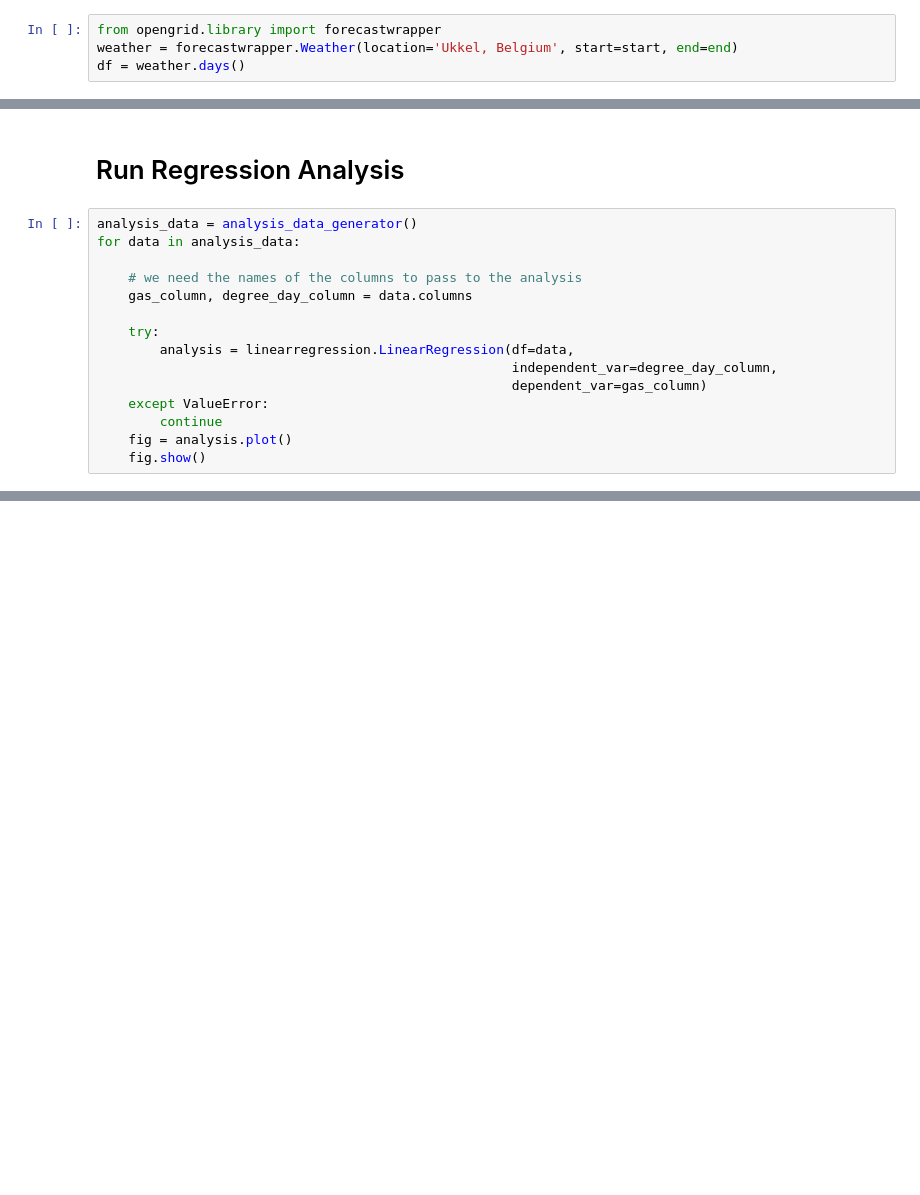
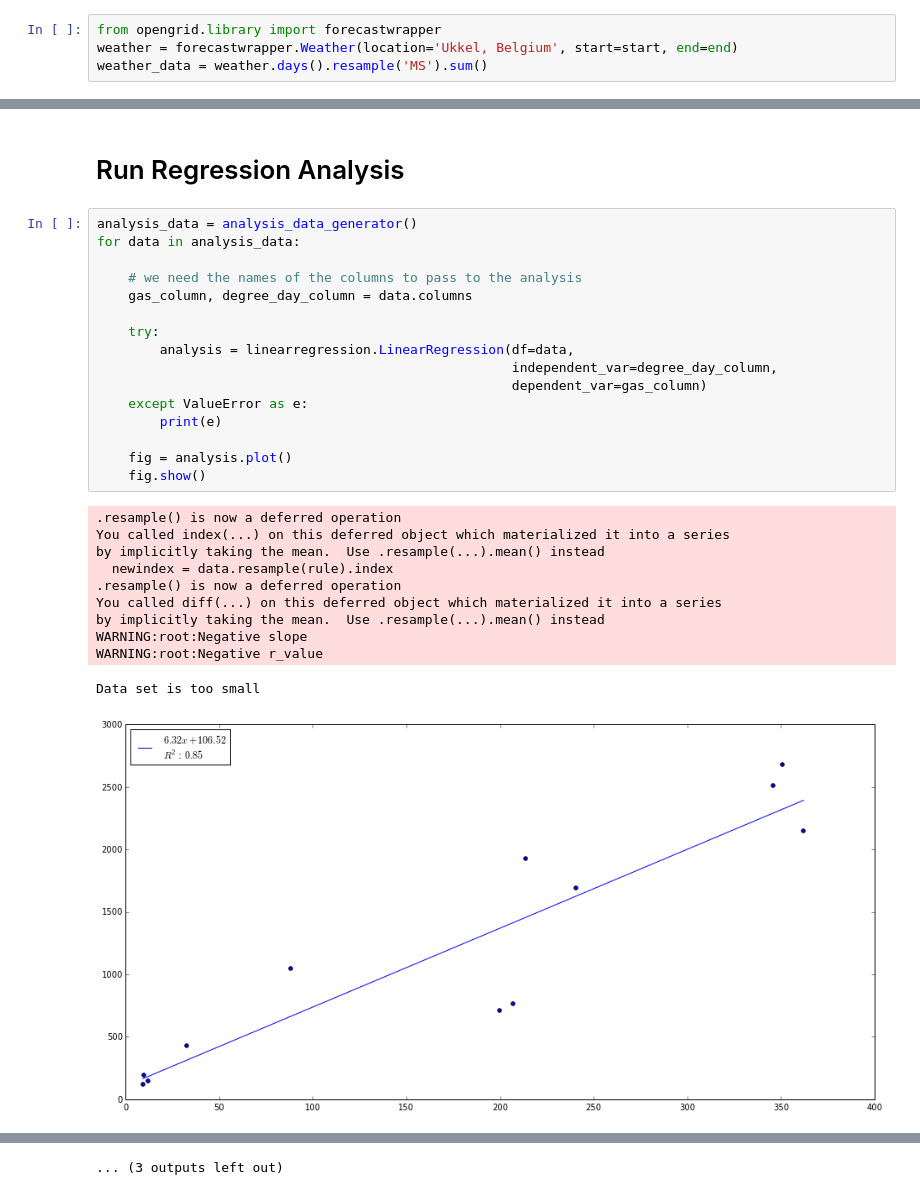
Before and after one commit to opengridcc/opengrid-dev, a Jupyter notebook: notebooks/Analysis/Energetic_Signature.ipynb, the cells around one changed output, grey strips where cells are left out. Saved outputs shown, nothing was run; the diff lists cells and outputs as text; blank space fills up the shorter version.

```diff
--- a/notebooks/Analysis/Energetic_Signature.ipynb
+++ b/notebooks/Analysis/Energetic_Signature.ipynb
@@ -117,4 +96,4 @@ weather.location.latitude
 # %%
 from opengrid.library import forecastwrapper
 weather = forecastwrapper.Weather(location='Ukkel, Belgium', start=start, end=end)
-df = weather.days()
+weather_data = weather.days().resample('MS').sum()
@@ -150,15 +139,28 @@ plt.legend()
 # %%
 analysis_data = analysis_data_generator()
 for data in analysis_data:
 
     # we need the names of the columns to pass to the analysis
     gas_column, degree_day_column = data.columns
 
     try:
         analysis = linearregression.LinearRegression(df=data,
                                                      independent_var=degree_day_column,
                                                      dependent_var=gas_column)
-    except ValueError:
-        continue
+    except ValueError as e:
+        print(e)
+
     fig = analysis.plot()
     fig.show()
+# %% [output]
+.resample() is now a deferred operation
+You called index(...) on this deferred object which materialized it into a series
+by implicitly taking the mean.  Use .resample(...).mean() instead
+  newindex = data.resample(rule).index
+.resample() is now a deferred operation
+You called diff(...) on this deferred object which materialized it into a series
+by implicitly taking the mean.  Use .resample(...).mean() instead
+WARNING:root:Negative slope
+WARNING:root:Negative r_value
+Data set is too small
+[figure, added]
@@ -165,3 +176,4 @@ for data in analysis_data:
+... (3 outputs left out)
 # %%
 analysis_data = analysis_data_generator()
 for data in analysis_data:
```
Also changed, not shown: parts of 9 cells of this notebook.
